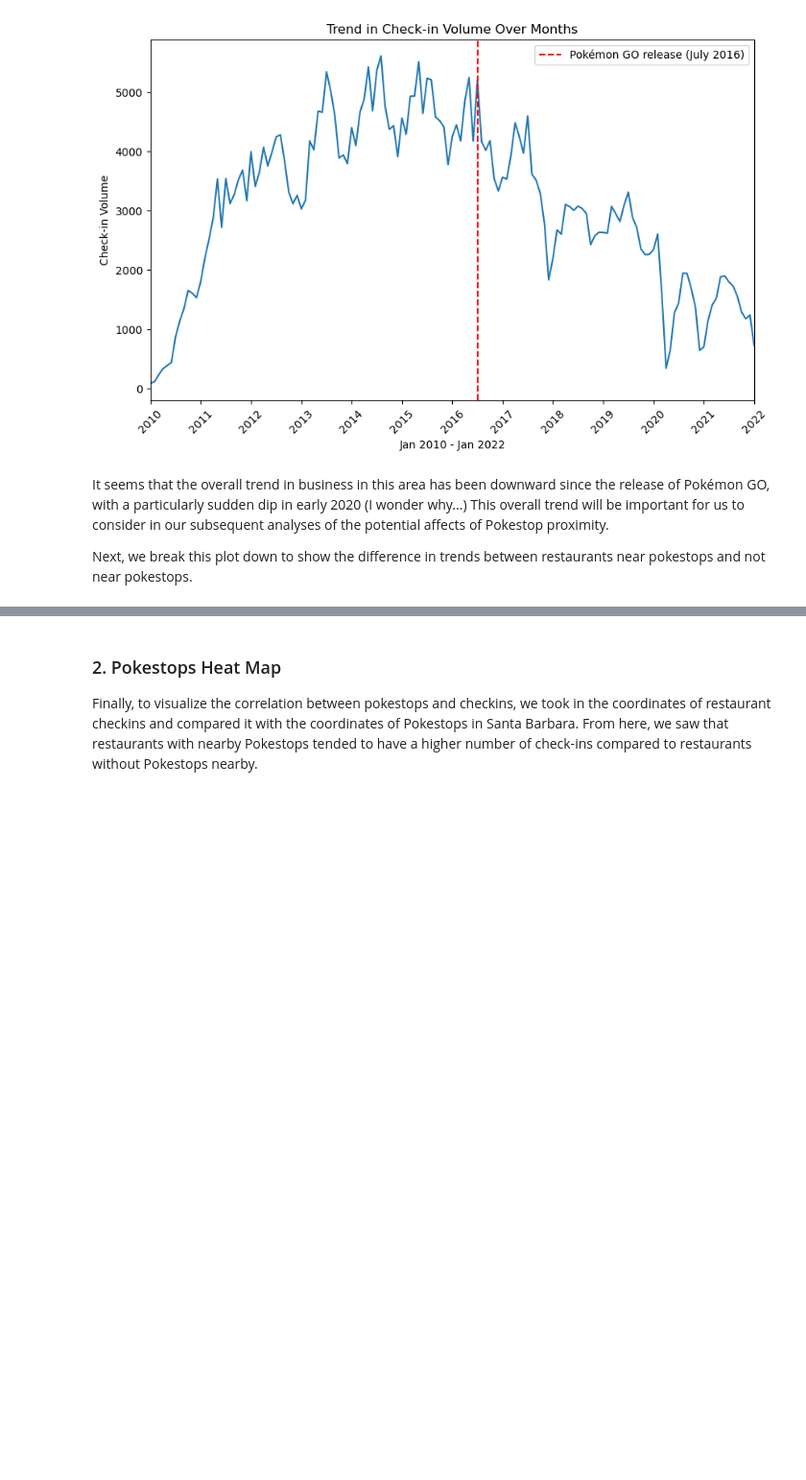
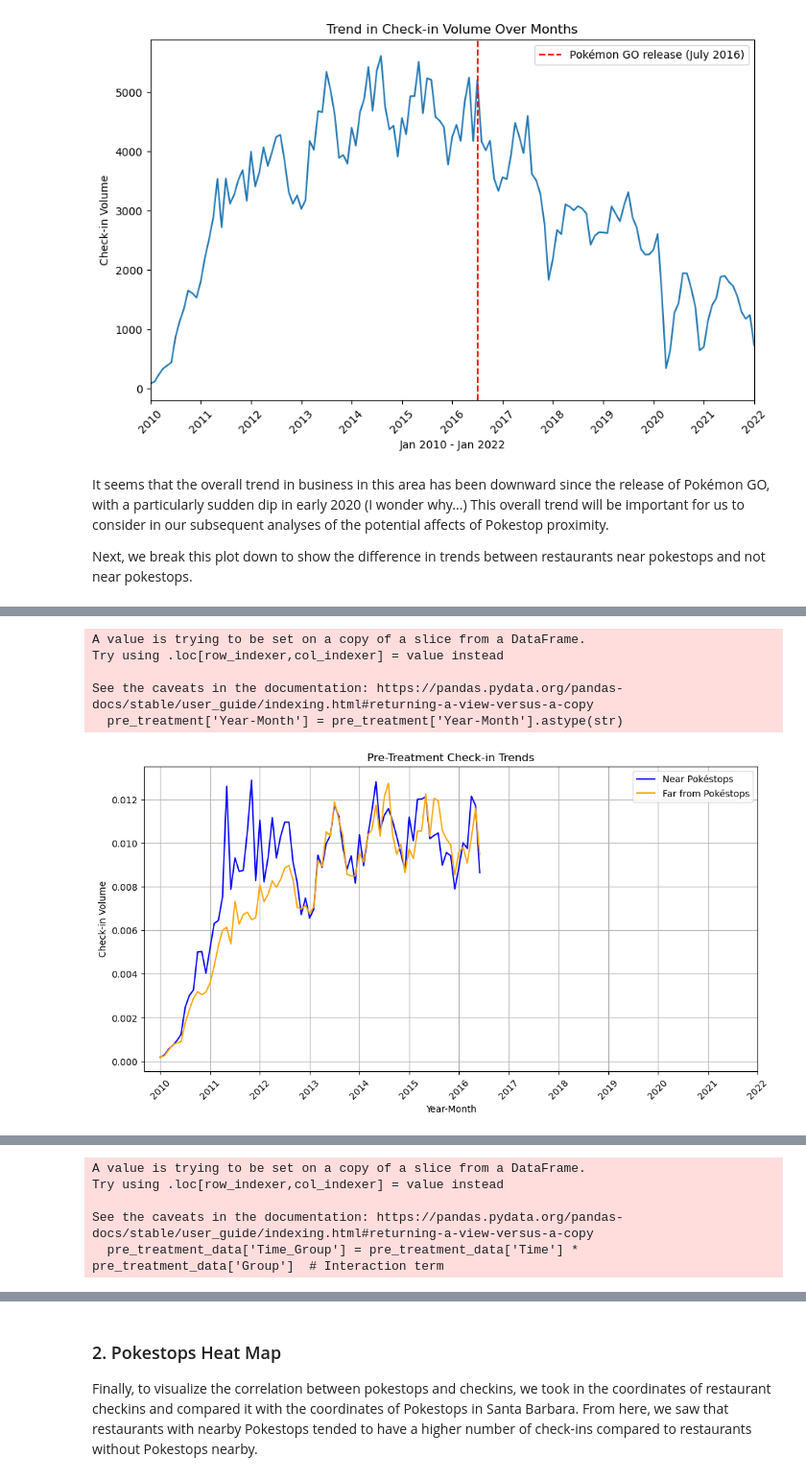
Before and after one commit to skvillamin/pokestops-analysis, a Jupyter notebook: EDACheckpoint_Group128-FA24.ipynb, the cells around one changed output, grey strips where cells are left out. Shown at 96% size. Saved outputs shown, nothing was run; the diff lists cells and outputs as text; code cells hidden in the pictures; blank space fills up the shorter version.

```diff
--- a/EDACheckpoint_Group128-FA24.ipynb
+++ b/EDACheckpoint_Group128-FA24.ipynb
@@ -406,0 +420,73 @@ plt.show()
+# %%
+import statsmodels.api as sm
+
+# Define the treatment period
+treatment_start = "2016-07"  # Example: July 2016 (Pokéstops introduction)
+
+# Add treatment indicator
+near_pokestops_df['treatment'] = (near_pokestops_df['Year-Month'] >= treatment_start).astype(int)
+far_pokestops_df['treatment'] = (far_pokestops_df['Year-Month'] >= treatment_start).astype(int)
+
+# Aggregate check-ins by month
+near_trend = near_pokestops_df.groupby('Year-Month').size() / len(near_pokestops_df)
+far_trend = far_pokestops_df.groupby('Year-Month').size() / len(far_pokestops_df)
+
+# Create a DataFrame for analysis
+trend_data = pd.DataFrame({
+    'Year-Month': near_trend.index,
+    'Near_Checkins': near_trend.values,
+    'Far_Checkins': far_trend.reindex(near_trend.index, fill_value=0).values  # Ensure matching time periods
+})
+
+# Add time variable and treatment indicator
+trend_data['Time'] = range(len(trend_data))  # Sequential time index
+trend_data['Treatment'] = (trend_data['Year-Month'] >= treatment_start).astype(int)
+
+# Calculate differences
+trend_data['Difference'] = trend_data['Near_Checkins'] - trend_data['Far_Checkins']
+
+# Plot pre-treatment trends
+plt.figure(figsize=(12, 6))
+pre_treatment = trend_data[trend_data['Treatment'] == 0]
+pre_treatment['Year-Month'] = pre_treatment['Year-Month'].astype(str)
+plt.plot(pre_treatment['Year-Month'], pre_treatment['Near_Checkins'], label="Near Pokéstops", color='blue')
+plt.plot(pre_treatment['Year-Month'], pre_treatment['Far_Checkins'], label="Far from Pokéstops", color='orange')
+
+# Set x-axis ticks to show every year
+ticks = checkins_per_month.index[::12].strftime('%Y-%m')
+tick_labels = [tick[:4] for tick in ticks]
+plt.xticks(ticks=range(len(checkins_per_month.index))[::12], labels=tick_labels, rotation=45)
+
+# show plot
+plt.xticks(rotation=45)
+plt.title("Pre-Treatment Check-in Trends")
+plt.xlabel("Year-Month")
+plt.ylabel("Check-in Volume")
+plt.legend()
+plt.grid()
+plt.show()
+
+# Formal parallel trends test using regression
+trend_data['Pre_Treatment'] = (trend_data['Treatment'] == 0).astype(int)
+trend_data['Group'] = (trend_data['Near_Checkins'] > 0).astype(int)  # 1 for near, 0 for far
+
+# Regression to test for interaction effects in pre-treatment
+pre_treatment_data = trend_data[trend_data['Pre_Treatment'] == 1]
+pre_treatment_data['Time_Group'] = pre_treatment_data['Time'] * pre_treatment_data['Group']  # Interaction term
+
+# Run OLS regression
+X = sm.add_constant(pre_treatment_data[['Time', 'Group', 'Time_Group']])
+y = pre_treatment_data['Difference']
+model = sm.OLS(y, X).fit()
+
+print(model.summary())
+
+# Interpretation
+# If the coefficient on the interaction term (`Time_Group`) is close to 0 and not significant, it supports the parallel trends assumption.
+# %% [output]
+A value is trying to be set on a copy of a slice from a DataFrame.
+Try using .loc[row_indexer,col_indexer] = value instead
+
+See the caveats in the documentation: https://pandas.pydata.org/pandas-docs/stable/user_guide/indexing.html#returning-a-view-versus-a-copy
+  pre_treatment['Year-Month'] = pre_treatment['Year-Month'].astype(str)
+[figure, added]
@@ -406,0 +510,5 @@ plt.show()
+A value is trying to be set on a copy of a slice from a DataFrame.
+Try using .loc[row_indexer,col_indexer] = value instead
+
+See the caveats in the documentation: https://pandas.pydata.org/pandas-docs/stable/user_guide/indexing.html#returning-a-view-versus-a-copy
+  pre_treatment_data['Time_Group'] = pre_treatment_data['Time'] * pre_treatment_data['Group']  # Interaction term
```
Also changed, not shown: parts of 16 cells of this notebook.
